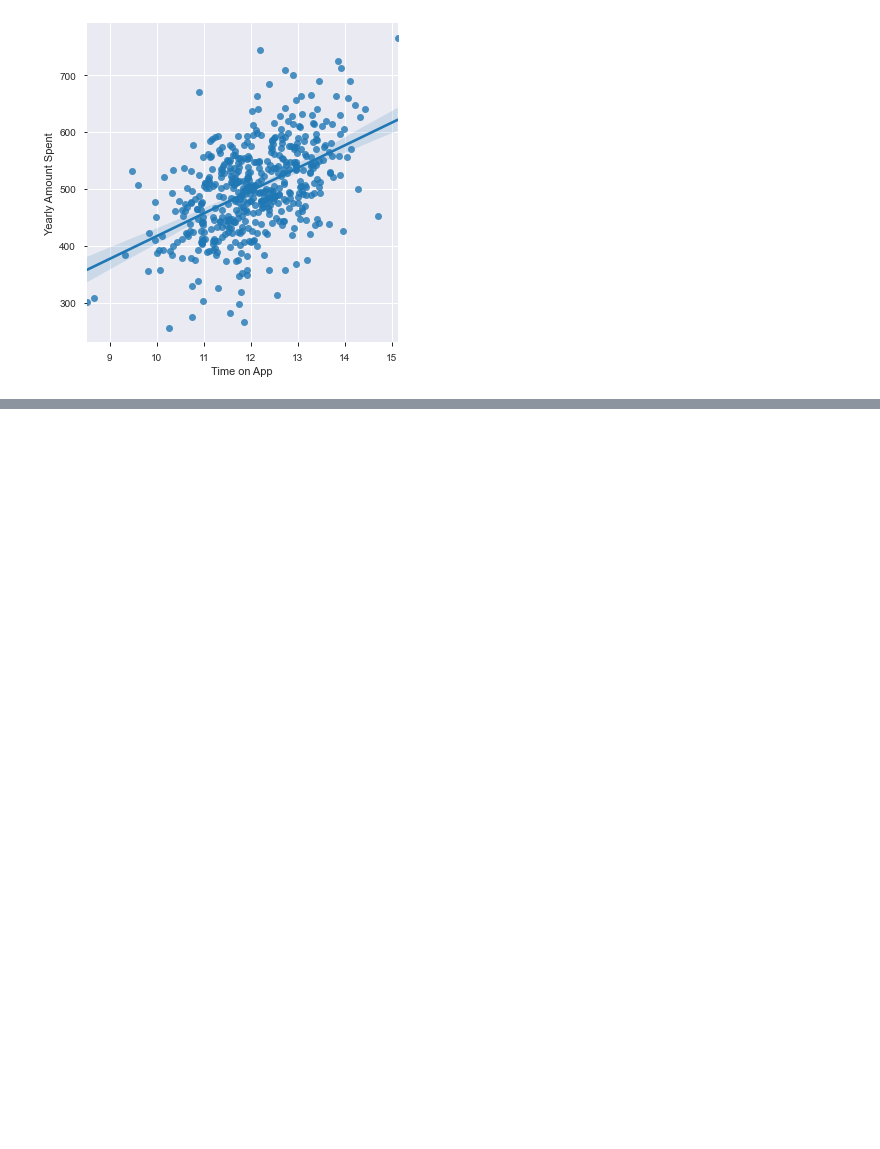
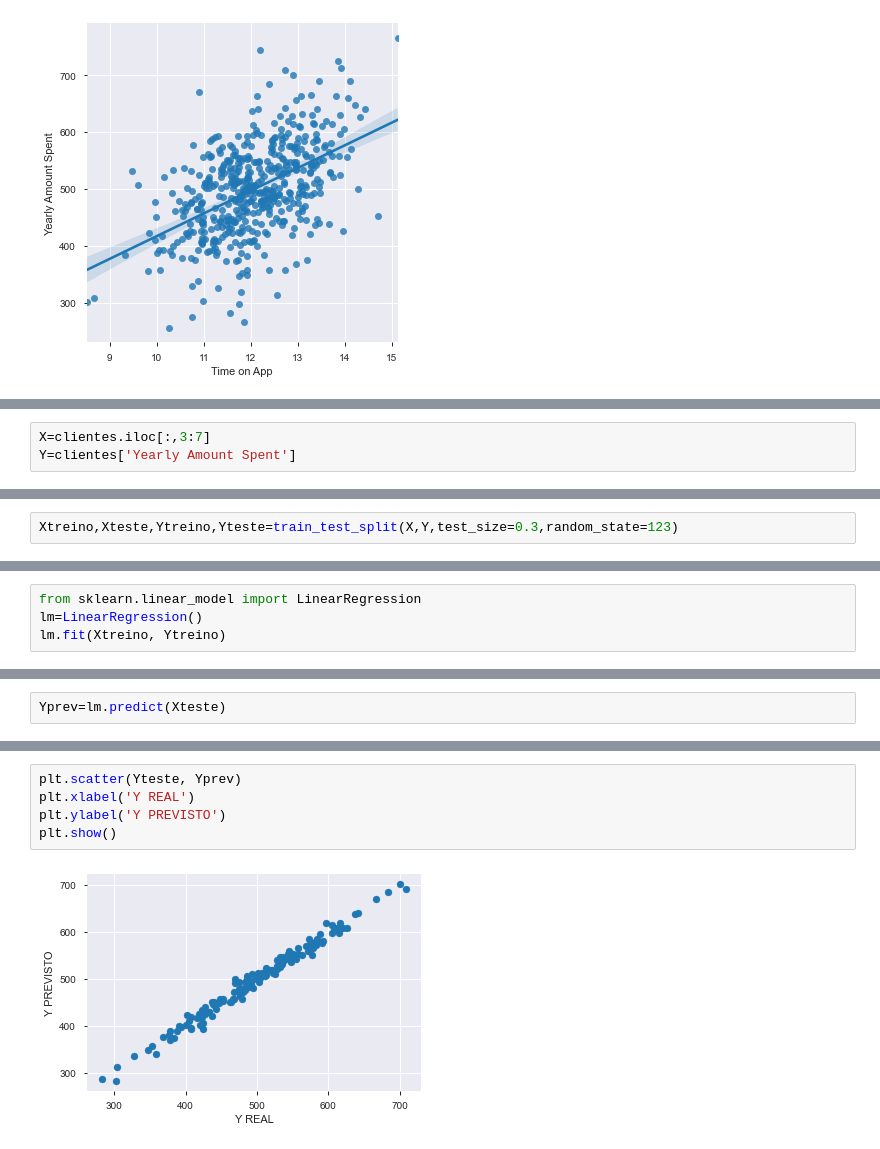
Before and after one commit to luizabamorim/Algoritmos-de-Machine-Learning, a Jupyter notebook: Regressão Linear/Ecommerce_Reg_Linear.ipynb, the cells around one changed output, grey strips where cells are left out. Drawn from its saved outputs; the diff is of its cells as text; blank space fills up the shorter version.

```diff
--- a/Regressão Linear/Ecommerce_Reg_Linear.ipynb
+++ b/Regressão Linear/Ecommerce_Reg_Linear.ipynb
@@ -221,0 +231,3 @@ plt.show()
+# %%
+X=clientes.iloc[:,3:7]
+Y=clientes['Yearly Amount Spent']
@@ -221,0 +238,2 @@ plt.show()
+# %%
+Xtreino,Xteste,Ytreino,Yteste=train_test_split(X,Y,test_size=0.3,random_state=123)
@@ -221,0 +246,4 @@ plt.show()
+# %%
+from sklearn.linear_model import LinearRegression
+lm=LinearRegression()
+lm.fit(Xtreino, Ytreino)
@@ -221,0 +258,2 @@ plt.show()
+# %%
+Yprev=lm.predict(Xteste)
@@ -221,0 +280,7 @@ plt.show()
+# %%
+plt.scatter(Yteste, Yprev)
+plt.xlabel('Y REAL')
+plt.ylabel('Y PREVISTO')
+plt.show()
+# %% [output]
+[figure, added]
```
Also changed, not shown: parts of 21 cells of this notebook.
